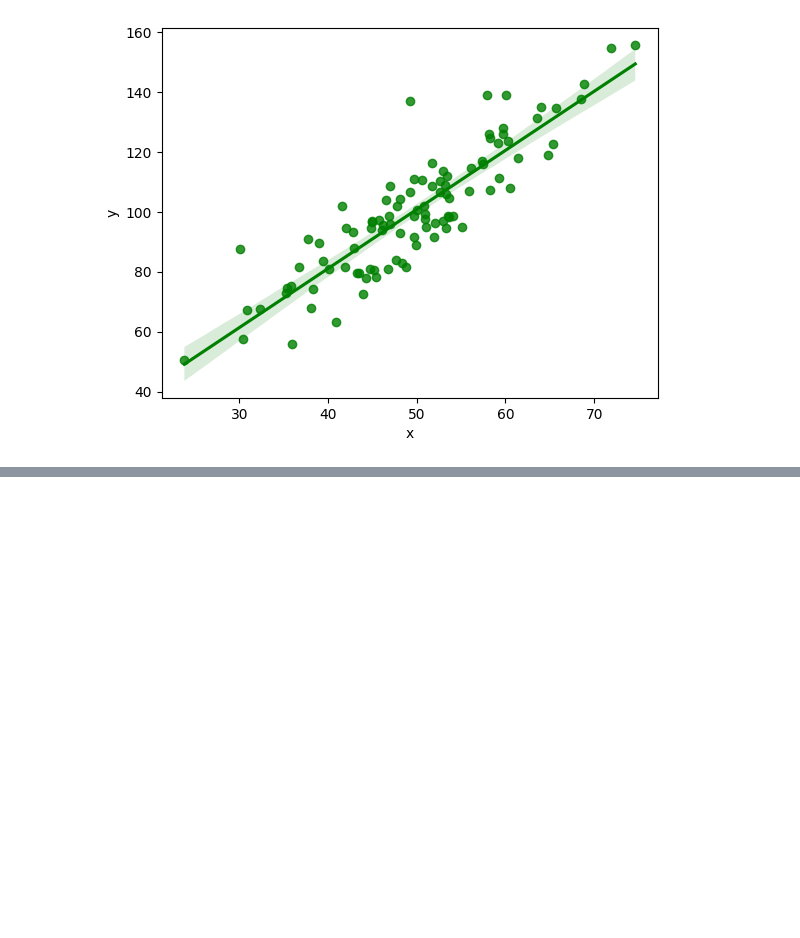
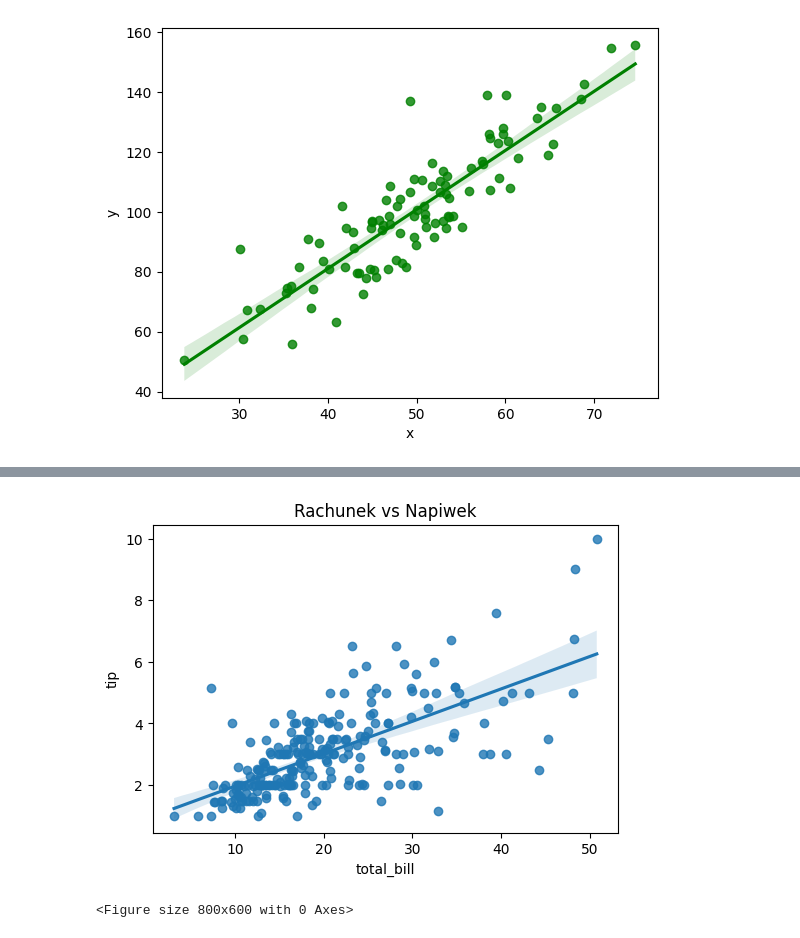
Before and after one commit to rajkonkret/analiza_danych_12_10_2026, a Jupyter notebook: analiza_danych_12_10_2026_dzien1.ipynb, the cells around one changed output, grey strips where cells are left out. Saved outputs shown, nothing was run; the diff lists cells and outputs as text; code cells hidden in the pictures; blank space fills up the shorter version.

```diff
--- a/analiza_danych_12_10_2026_dzien1.ipynb
+++ b/analiza_danych_12_10_2026_dzien1.ipynb
@@ -3069,0 +3083,16 @@ plt.figure(figsize=(6,4))
+# %%
+# regresja: napiwek vs rachunek
+plt.figure(figsize=(6,4))
+sns.regplot(data=tips, x="total_bill", y="tip", scatter=True)
+plt.title("Rachunek vs Napiwek")
+plt.show()
+# %% [output]
+[figure, added]
+# %%
+plt.figure(figsize=(8,6))
+
+df = sns.load_dataset("iris")
+
+corr = df.corr(numeric_only=True)
+# %% [output]
+<Figure size 800x600 with 0 Axes>
```
Also changed, not shown: parts of 7 cells of this notebook.
